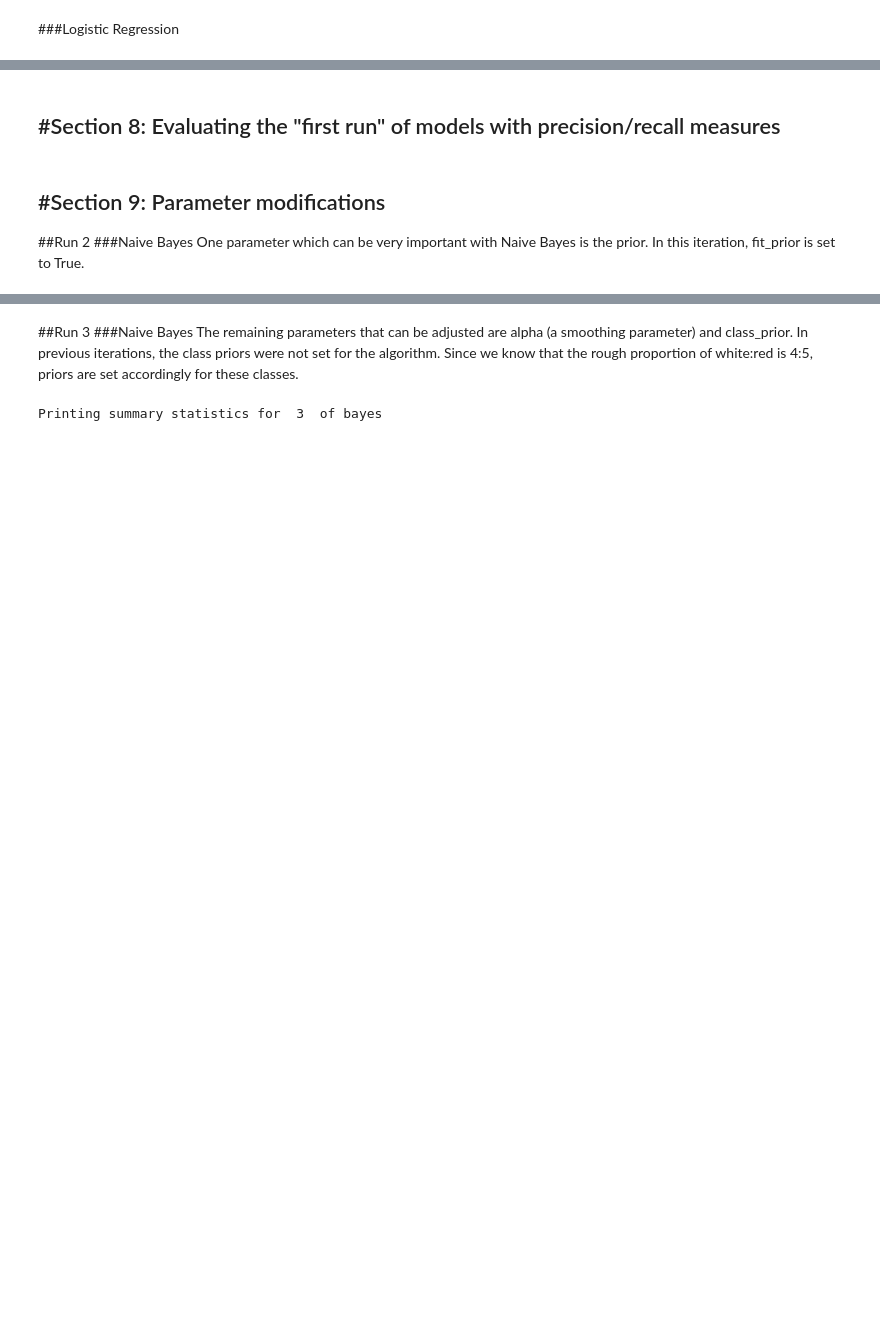
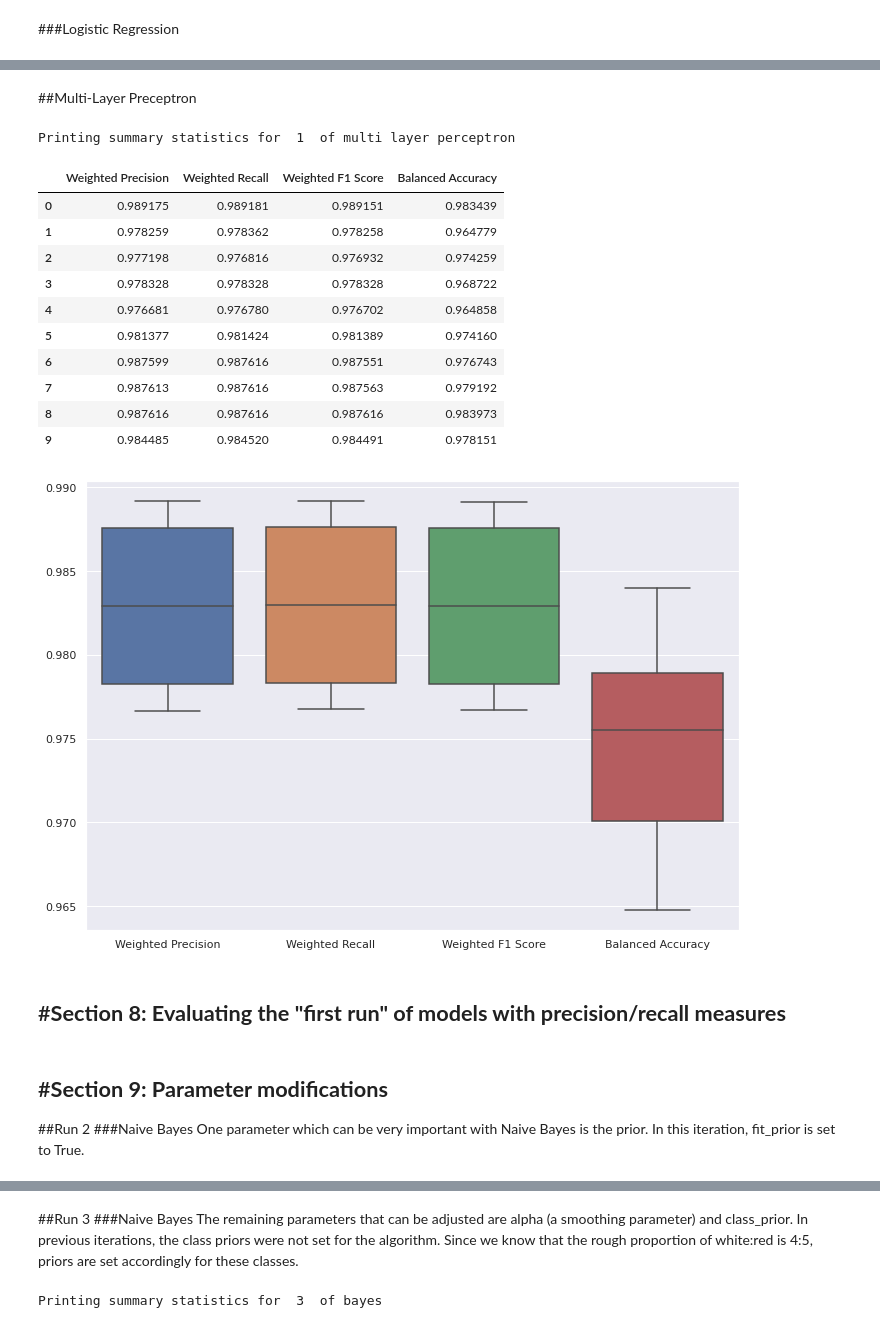
Before and after one commit to journalWheat/CSI4106-Project1, a Jupyter notebook: CSI4106_Project1_JaredWagner_GeneralForm.ipynb, the cells around one changed output, grey strips where cells are left out. Cells and saved outputs as stored; diff of their text form; code cells hidden in the pictures; blank space fills up the shorter version.

```diff
--- a/CSI4106_Project1_JaredWagner_GeneralForm.ipynb
+++ b/CSI4106_Project1_JaredWagner_GeneralForm.ipynb
@@ -543,8 +534,74 @@ Printing summary statistics for  1  of logistic regression
+# %% [markdown]
+##Multi-Layer Preceptron
+# %%
+##Multi-Layer Perceptron
+# imports
+from sklearn.neural_network import MLPClassifier
+
+# used some code to block warnings from here: https://stackoverflow.com/questions/53784971/how-to-disable-convergencewarning-using-sklearn
+from sklearn.utils import warnings
+from sklearn.exceptions import ConvergenceWarning
+warnings.filterwarnings("ignore", category=ConvergenceWarning)
+# the "right" number of iterations can be determined methodically later
+
+## MLP model
+def ML_perceptron(X_train, X_test, y_train, y_test, max_iter, activation, hidden_layer_sizes, early_stopping, n_iter_no_change):
+  ## instantiate and train the model
+  clf = MLPClassifier(random_state=0, max_iter=max_iter, activation=activation, hidden_layer_sizes=hidden_layer_sizes)
+  clf.fit(X_train, y_train)
+
+  ## print some data about the model's performance
+  y_pred = clf.predict(X_test)
+  get_stats(y_test, y_pred, np.unique(y_pred), model_case='multi layer perceptron')
+
+#####APPLY K-FOLD############################################################################################################
+
+# Trains k naive bayes models, using k-fold validation. Prints stats summarizing the validation (e.g. precision of each run).
+def MLP_k_fold(df, max_iter, activation, hidden_layer_sizes, early_stopping, n_iter_no_change):
+  # clear any stats leftover from previous runs
+  clear_stats()
+  #####
+  X = np.array(df.drop(columns=target, axis=1).values.tolist())
+  y = np.array(df[target].values.tolist())
+
+  # code for running the K-fold split
+  for train_index, test_index in kf.split(df):
+    X_train, X_test = X[train_index], X[test_index]
+    y_train, y_test = y[train_index], y[test_index]
+
+    ML_perceptron(X_train, X_test, y_train, y_test, max_iter, activation, hidden_layer_sizes, early_stopping, n_iter_no_change)
+
+####RUN 1 BELOW#########################################################################
+#parameters (changed in each run)
+max_iter = 1200
+activation = 'relu'
+hidden_layer_sizes = 100
+early_stopping = False
+n_iter_no_change=10
+
+# training, testing validating the data
+MLP_k_fold(one_hot_encoded_wine_df, max_iter=max_iter, activation=activation, hidden_layer_sizes=hidden_layer_sizes, early_stopping=early_stopping, n_iter_no_change=n_iter_no_change)
+print_stats(run_num=1, model_case='multi layer perceptron')
+#below, there are stats on this run
+# %% [output]
+Printing summary statistics for  1  of multi layer perceptron
+|  | Weighted Precision | Weighted Recall | Weighted F1 Score | Balanced Accuracy |
+| 0 | 0.989175 | 0.989181 | 0.989151 | 0.983439 |
+| 1 | 0.978259 | 0.978362 | 0.978258 | 0.964779 |
+| 2 | 0.977198 | 0.976816 | 0.976932 | 0.974259 |
+| 3 | 0.978328 | 0.978328 | 0.978328 | 0.968722 |
+| 4 | 0.976681 | 0.976780 | 0.976702 | 0.964858 |
+| 5 | 0.981377 | 0.981424 | 0.981389 | 0.974160 |
+| 6 | 0.987599 | 0.987616 | 0.987551 | 0.976743 |
+| 7 | 0.987613 | 0.987616 | 0.987563 | 0.979192 |
+| 8 | 0.987616 | 0.987616 | 0.987616 | 0.983973 |
+| 9 | 0.984485 | 0.984520 | 0.984491 | 0.978151 |
+[figure, added]
 # %% [markdown]
-#Section 8: Evaluating the "first run" of models with precision/recall measures
+#**Section 8: Evaluating the "first run" of models with precision/recall measures**
 -----
 # %% [markdown]
-#Section 9: Parameter modifications
+#**Section 9: Parameter modifications**
 -----
 ##Run 2
 ###Naive Bayes
```
Also changed, not shown: parts of 29 cells of this notebook.
